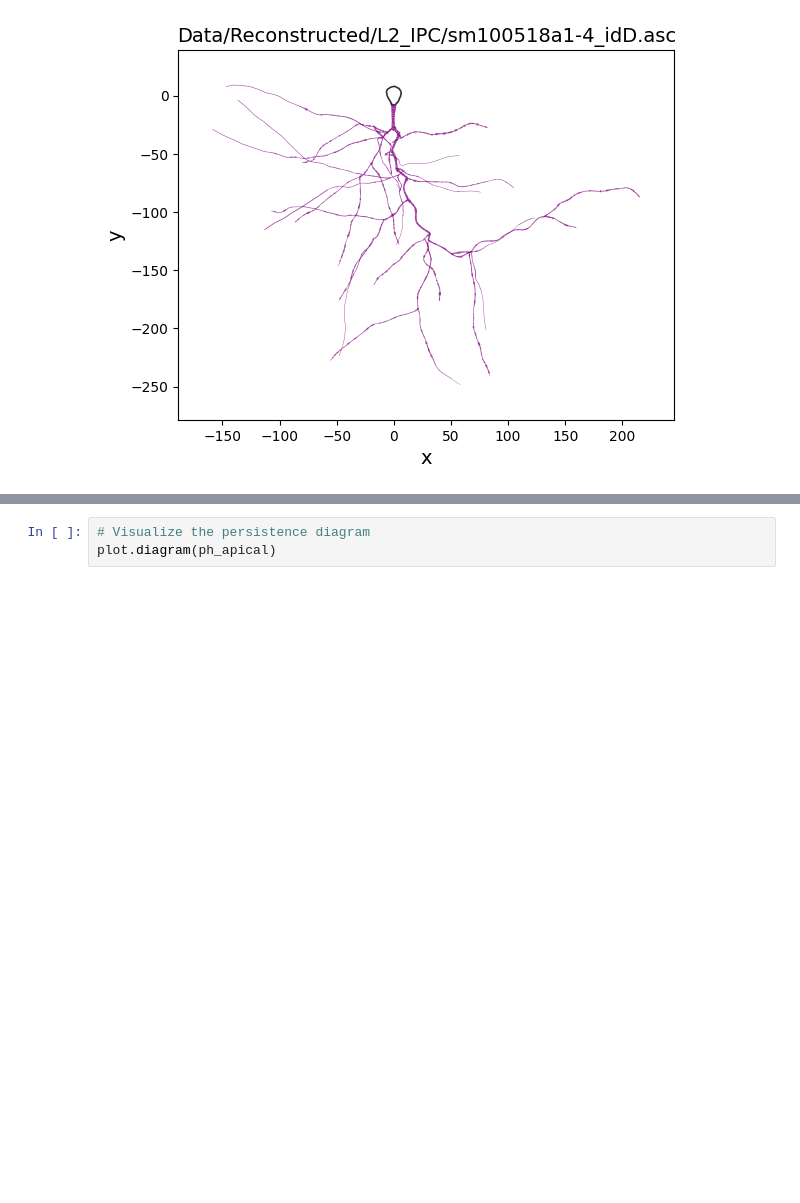
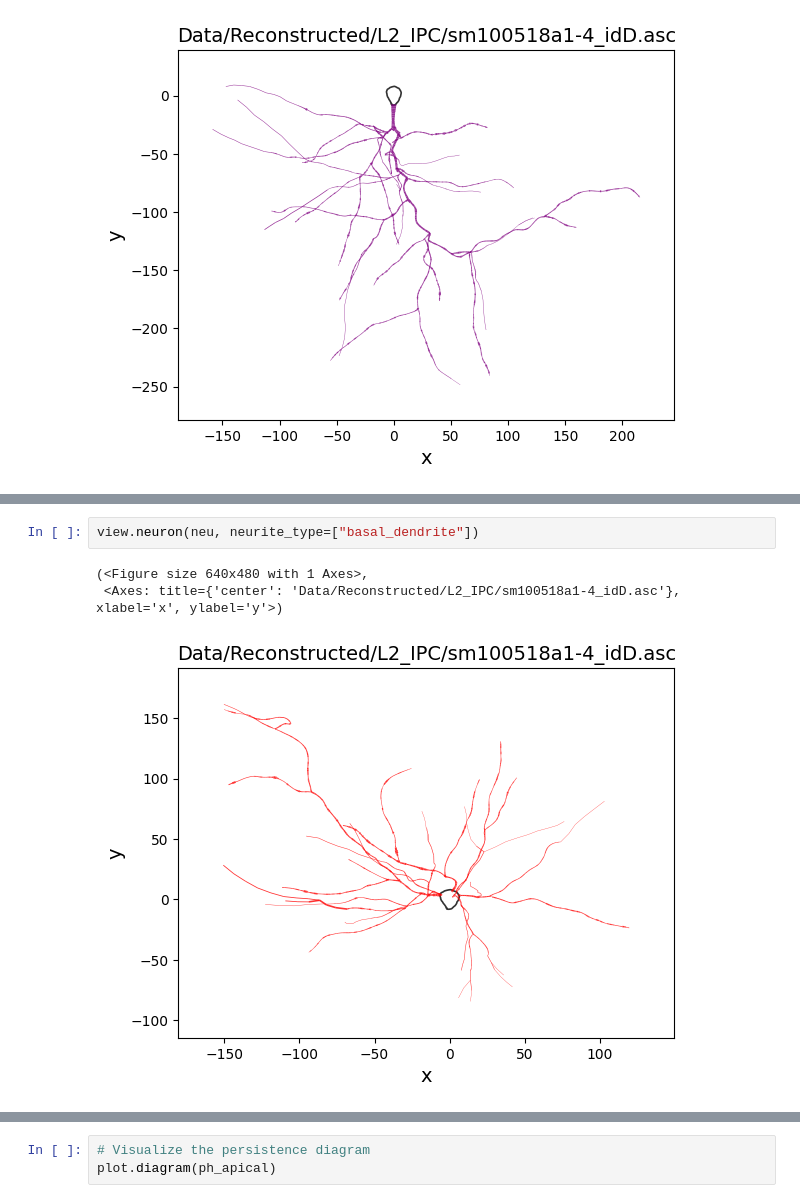
Before and after one commit to araccoon22/Master_Thesis, a Jupyter notebook: extract_ph_single_neuron.ipynb, the cells around one changed output, grey strips where cells are left out. Drawn from its saved outputs; the diff is of its cells as text; blank space fills up the shorter version.

```diff
--- a/extract_ph_single_neuron.ipynb
+++ b/extract_ph_single_neuron.ipynb
@@ -42,0 +49,6 @@ view.neuron(neu, neurite_type=["apical_dendrite"])
+# %%
+view.neuron(neu, neurite_type=["basal_dendrite"])
+# %% [output]
+(<Figure size 640x480 with 1 Axes>,
+ <Axes: title={'center': 'Data/Reconstructed/L2_IPC/sm100518a1-4_idD.asc'}, xlabel='x', ylabel='y'>)
+[figure, added]
```
Also changed, not shown: parts of 4 cells of this notebook, 3 other files.
